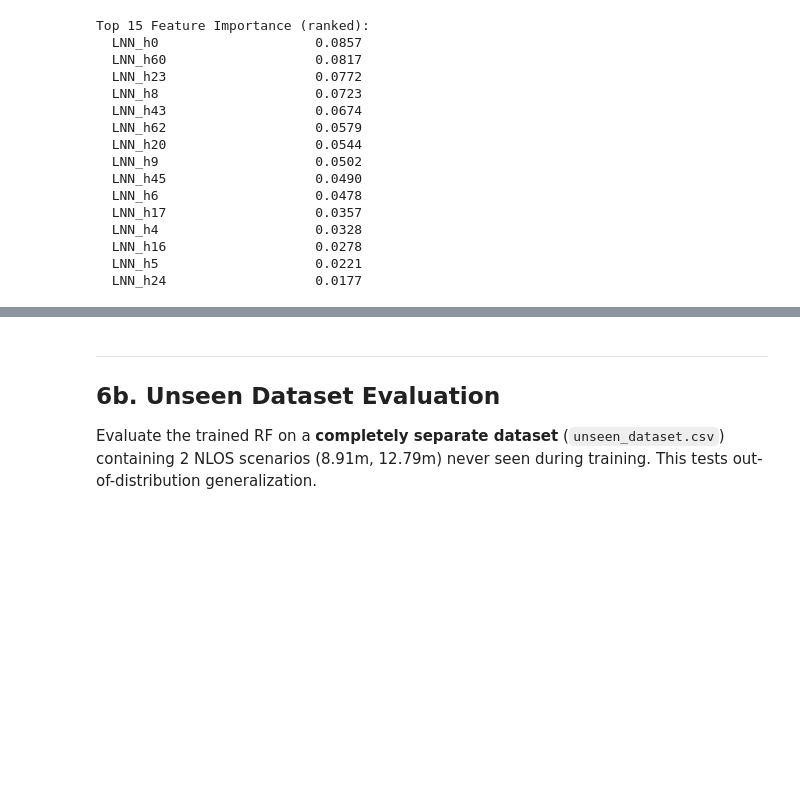
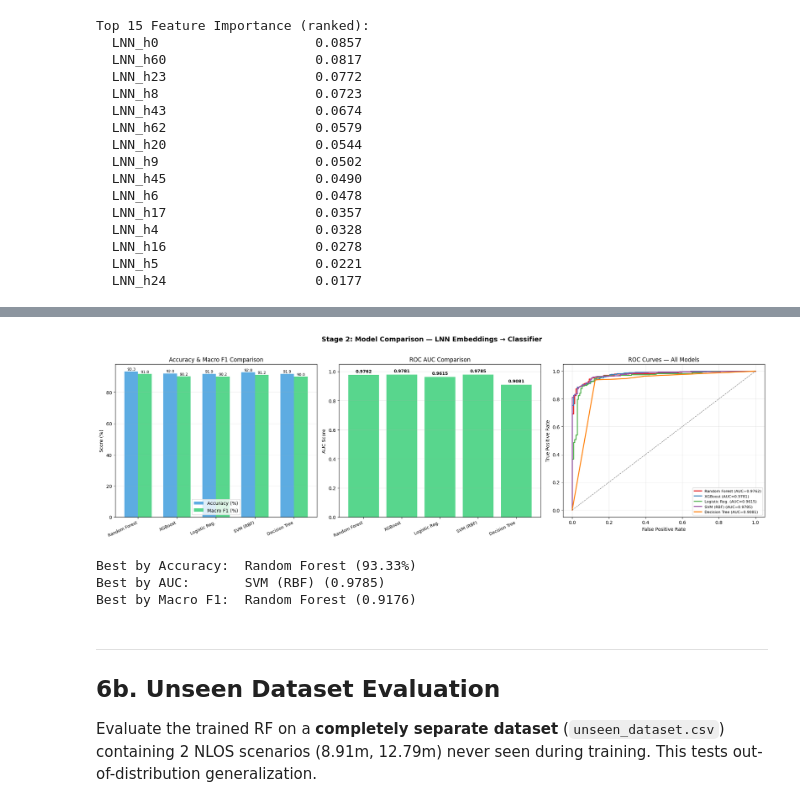
Before and after one commit to jonathanljc/capstone, a Jupyter notebook: lnn/stage2_bounce_classifier.ipynb, the cells around one changed output, grey strips where cells are left out. Drawn from its saved outputs; the diff is of its cells as text; code cells hidden in the pictures; blank space fills up the shorter version.

```diff
--- a/lnn/stage2_bounce_classifier.ipynb
+++ b/lnn/stage2_bounce_classifier.ipynb
@@ -1084,3 +1170,78 @@ Top 15 Feature Importance (ranked):
+# %%
+# ==========================================
+# MODEL COMPARISON VISUALIZATION
+# ==========================================
+model_names = list(results.keys())
+accs = [results[n]["Accuracy"] for n in model_names]
+aucs = [results[n]["AUC"] for n in model_names]
+f1_macros = [results[n]["F1 (macro)"] for n in model_names]
+
+fig, axs = plt.subplots(1, 3, figsize=(20, 6))
+
+# 1. Accuracy & Macro F1 comparison
+ax = axs[0]
+x = np.arange(len(model_names))
+w = 0.35
+bars1 = ax.bar(x - w/2, [a * 100 for a in accs], w, color='#3498db', alpha=0.8, label='Accuracy (%)')
+bars2 = ax.bar(x + w/2, [f * 100 for f in f1_macros], w, color='#2ecc71', alpha=0.8, label='Macro F1 (%)')
+ax.set_xticks(x)
+ax.set_xticklabels(model_names, rotation=25, ha='right', fontsize=9)
+ax.set_ylabel('Score (%)')
+ax.set_title('Accuracy & Macro F1 Comparison')
+ax.legend()
+ax.grid(True, alpha=0.3, axis='y')
+for bar in bars1:
+    ax.text(bar.get_x() + bar.get_width()/2, bar.get_height() + 0.3,
+            f'{bar.get_height():.1f}', ha='center', va='bottom', fontsize=8)
+for bar in bars2:
+    ax.text(bar.get_x() + bar.get_width()/2, bar.get_height() + 0.3,
+            f'{bar.get_height():.1f}', ha='center', va='bottom', fontsize=8)
+
+# 2. AUC comparison
+ax = axs[1]
+colors = ['#e74c3c' if a < 0.7 else '#f39c12' if a < 0.85 else '#2ecc71' for a in aucs]
+bars = ax.bar(model_names, aucs, color=colors, alpha=0.8)
+ax.set_xticklabels(model_names, rotation=25, ha='right', fontsize=9)
+ax.set_ylabel('AUC Score')
+ax.set_title('ROC AUC Comparison')
+ax.grid(True, alpha=0.3, axis='y')
+ax.set_ylim(0, 1.05)
+for bar, val in zip(bars, aucs):
+    ax.text(bar.get_x() + bar.get_width()/2, bar.get_height() + 0.01,
+            f'{val:.4f}', ha='center', va='bottom', fontsize=9, fontweight='bold')
+
+# 3. ROC curves overlay
+ax = axs[2]
+cmap = plt.cm.Set1
+for idx, name in enumerate(model_names):
+    fpr_m = model_predictions[name]["fpr"]
+    tpr_m = model_predictions[name]["tpr"]
+    auc_m = results[name]["AUC"]
+    ax.plot(fpr_m, tpr_m, lw=2, color=cmap(idx), label=f'{name} (AUC={auc_m:.4f})')
+ax.plot([0, 1], [0, 1], 'k--', lw=1, alpha=0.5)
+ax.set_xlabel('False Positive Rate')
+ax.set_ylabel('True Positive Rate')
+ax.set_title('ROC Curves — All Models')
+ax.legend(fontsize=8, loc='lower right')
+ax.grid(True, alpha=0.3)
+
+plt.suptitle('Stage 2: Model Comparison — LNN Embeddings → Classifier',
+             fontsize=14, fontweight='bold', y=1.02)
+plt.tight_layout()
+plt.show()
+
+# Best model summary
+best_acc = max(results, key=lambda n: results[n]["Accuracy"])
+best_auc = max(results, key=lambda n: results[n]["AUC"])
+best_f1 = max(results, key=lambda n: results[n]["F1 (macro)"])
+print(f"\nBest by Accuracy:  {best_acc} ({100*results[best_acc]['Accuracy']:.2f}%)")
+print(f"Best by AUC:       {best_auc} ({results[best_auc]['AUC']:.4f})")
+print(f"Best by Macro F1:  {best_f1} ({results[best_f1]['F1 (macro)']:.4f})")
+# %% [output]
+[figure, added]
+Best by Accuracy:  Random Forest (93.33%)
+Best by AUC:       SVM (RBF) (0.9785)
+Best by Macro F1:  Random Forest (0.9176)
 # %% [markdown]
 ---
 ## 6b. Unseen Dataset Evaluation
```
Also changed, not shown: parts of 2 cells of this notebook, 1 other file.
